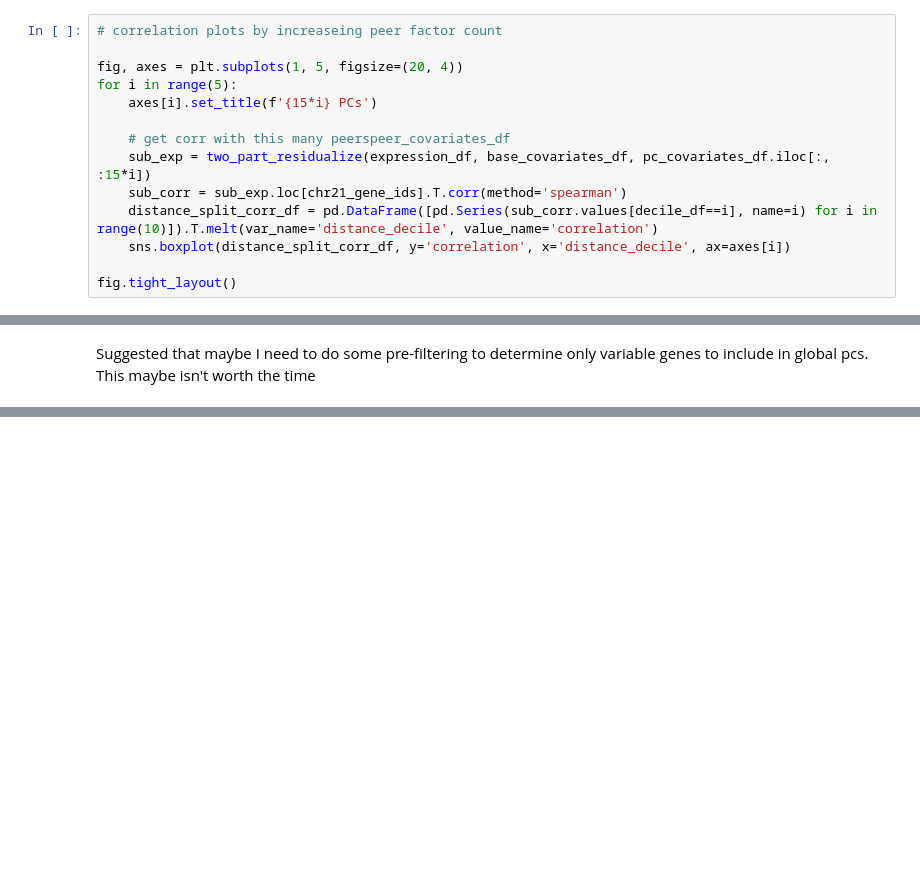
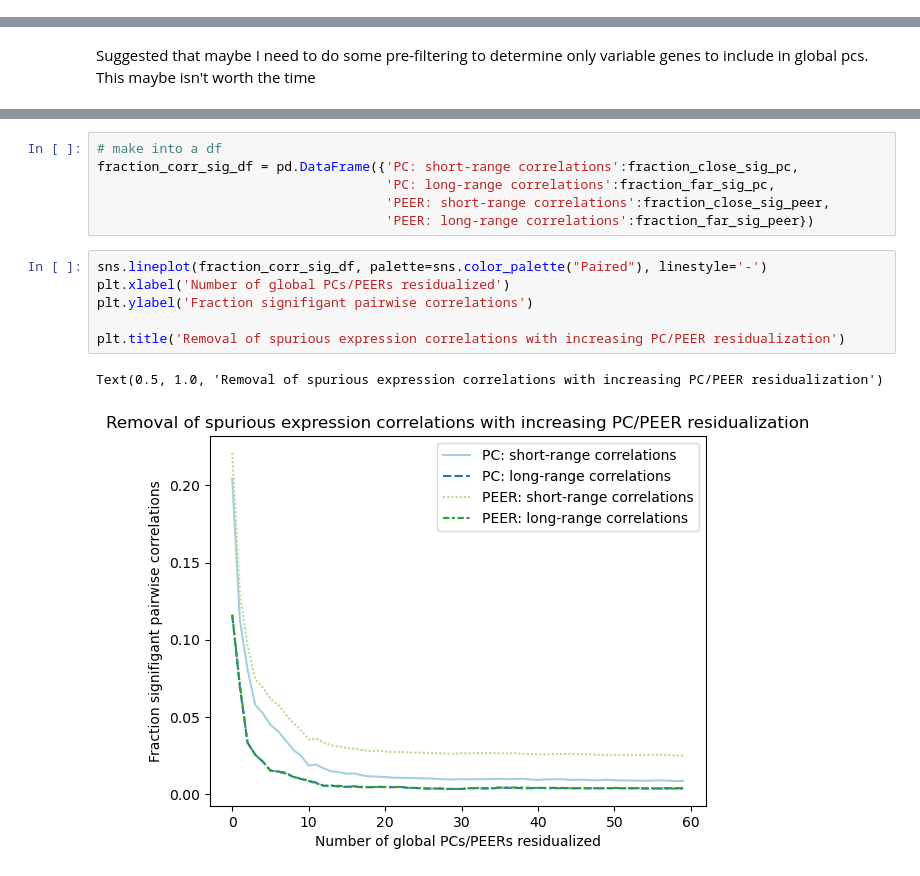
Before and after one commit to kal26/pcqtls, a Jupyter notebook: workflow/notebooks/cluster_analysis/residualization_null.ipynb, the cells around one changed output, grey strips where cells are left out. Saved outputs shown, nothing was run; the diff lists cells and outputs as text; blank space fills up the shorter version.

```diff
--- a/workflow/notebooks/cluster_analysis/residualization_null.ipynb
+++ b/workflow/notebooks/cluster_analysis/residualization_null.ipynb
@@ -246,14 +260,0 @@ fig.tight_layout()
-# %%
-# correlation plots by increaseing peer factor count
-
-fig, axes = plt.subplots(1, 5, figsize=(20, 4))
-for i in range(5):
-    axes[i].set_title(f'{15*i} PCs')
-
-    # get corr with this many peerspeer_covariates_df
-    sub_exp = two_part_residualize(expression_df, base_covariates_df, pc_covariates_df.iloc[:, :15*i])
-    sub_corr = sub_exp.loc[chr21_gene_ids].T.corr(method='spearman')
-    distance_split_corr_df = pd.DataFrame([pd.Series(sub_corr.values[decile_df==i], name=i) for i in range(10)]).T.melt(var_name='distance_decile', value_name='correlation')
-    sns.boxplot(distance_split_corr_df, y='correlation', x='distance_decile', ax=axes[i])
-
-fig.tight_layout()
@@ -267,0 +302,15 @@ Suggested that maybe I need to do some pre-filtering to determine only variable
+# %%
+# make into a df
+fraction_corr_sig_df = pd.DataFrame({'PC: short-range correlations':fraction_close_sig_pc,
+                                     'PC: long-range correlations':fraction_far_sig_pc,
+                                     'PEER: short-range correlations':fraction_close_sig_peer,
+                                     'PEER: long-range correlations':fraction_far_sig_peer})
+# %%
+sns.lineplot(fraction_corr_sig_df, palette=sns.color_palette("Paired"), linestyle='-')
+plt.xlabel('Number of global PCs/PEERs residualized')
+plt.ylabel('Fraction signifigant pairwise correlations')
+
+plt.title('Removal of spurious expression correlations with increasing PC/PEER residualization')
+# %% [output]
+Text(0.5, 1.0, 'Removal of spurious expression correlations with increasing PC/PEER residualization')
+[figure, added]
```
Also changed, not shown: parts of 19 cells of this notebook.
